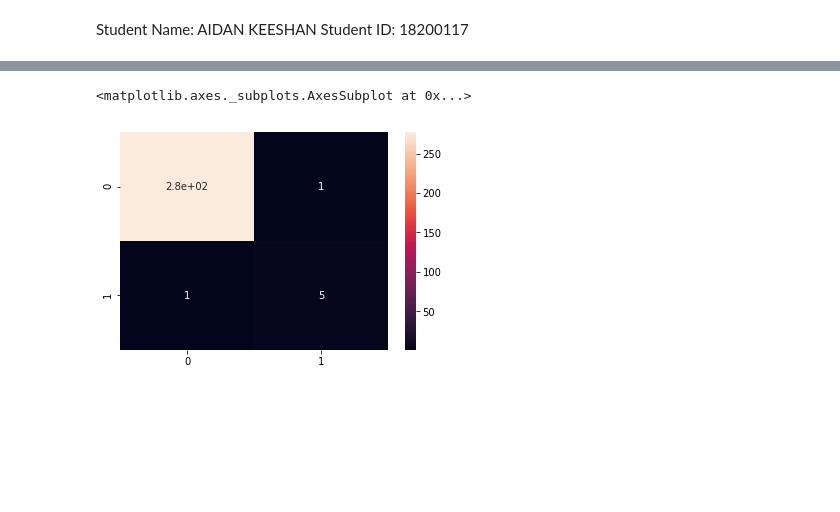
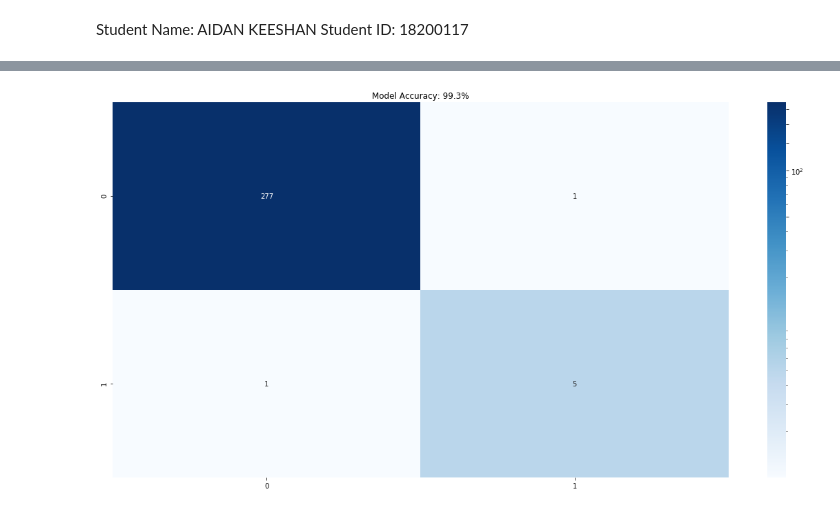
Before and after one commit to vipulpopat/MSCAI_CE4021_Project, a Jupyter notebook: Etivity_18200117.ipynb, the cells around one changed output, grey strips where cells are left out. Drawn from its saved outputs; the diff is of its cells as text; code cells hidden in the pictures; blank space fills up the shorter version.

```diff
--- a/Etivity_18200117.ipynb
+++ b/Etivity_18200117.ipynb
@@ -31,37 +31,37 @@ dtype: float64
+# %%
+rfcc_null_zero = rfcc.replace(np.nan, 0).copy()
+rfcc_null_mean = rfcc.copy()
+for i, row  in rfcc_summary.iterrows():
+    if row['VARNULLPER'] != 1:
+        rfcc_null_mean[row['VARNAME']].fillna((rfcc_null_mean[row['VARNAME']].mean()), inplace=True)
 # %%
 import seaborn as sn
-from sklearn import svm
 from sklearn.model_selection import train_test_split
 from sklearn.metrics import confusion_matrix
 from sklearn.ensemble import RandomForestClassifier
 
-target = 'Dx:Cancer'
+def split_data(df,target):
+    y = np.array(df[target])
+    X = df.drop(target, 1)
+    X = X.replace(np.nan, 0)
+    return train_test_split(X, y, test_size=0.33, random_state=42)
 
-y = np.array(df[target])
-X = df.drop(target, 1)
-X = X.replace(np.nan, 0)
-X_train, X_test, y_train, y_test = train_test_split(X, y, test_size=0.33, random_state=42)
+def plot_confusion_matrix(y_test, y_pred,title = 'Title'):
+    conf_mat = confusion_matrix(y_test, y_pred)
+    log_norm = LogNorm(vmin=conf_mat.min().min(), vmax=conf_mat.max().max())
+    ax = plt.axes()
+    sn.heatmap(conf_mat,cmap="Blues",annot=True,fmt='g',norm=log_norm)
+    ax.set_title(title)
+    plt.show()
 
-C = 1.0  # SVM regularization parameter
-
-model = svm.SVC(kernel='rbf', gamma=0.7, C=C)
-model = RandomForestClassifier(n_estimators = 200)
-model = model.fit(X_train, y_train)
-
-y_pred = model.predict(X_test)
-
-sn.heatmap(confusion_matrix(y_test, y_pred), annot=True)
-
-#correct = 0
-#for i in range(len(predict_classification)):
-#    if(y_test[i] == predict_classification[i]):
-#        correct +=1
-
-
-
-#acc = correct/len(predict_classification)
-
-#print(acc)
+def run_model(df):
+    X_train, X_test, y_train, y_test = split_data(df,'Dx:Cancer')
+    model = RandomForestClassifier(n_estimators = 200)
+    model = model.fit(X_train, y_train)
+    y_pred = model.predict(X_test)
+    score = model.score(X_test, y_test)
+    plot_confusion_matrix(y_test, y_pred,'Model Accuracy: {:.1%}'.format(score))
-# %% [output]
-<matplotlib.axes._subplots.AxesSubplot at 0x...>
-[figure, removed]
+# %%
+run_model(rfcc_null_zero)
+# %% [output]
+[figure, added]
```
Also changed, not shown: parts of 5 cells of this notebook.
